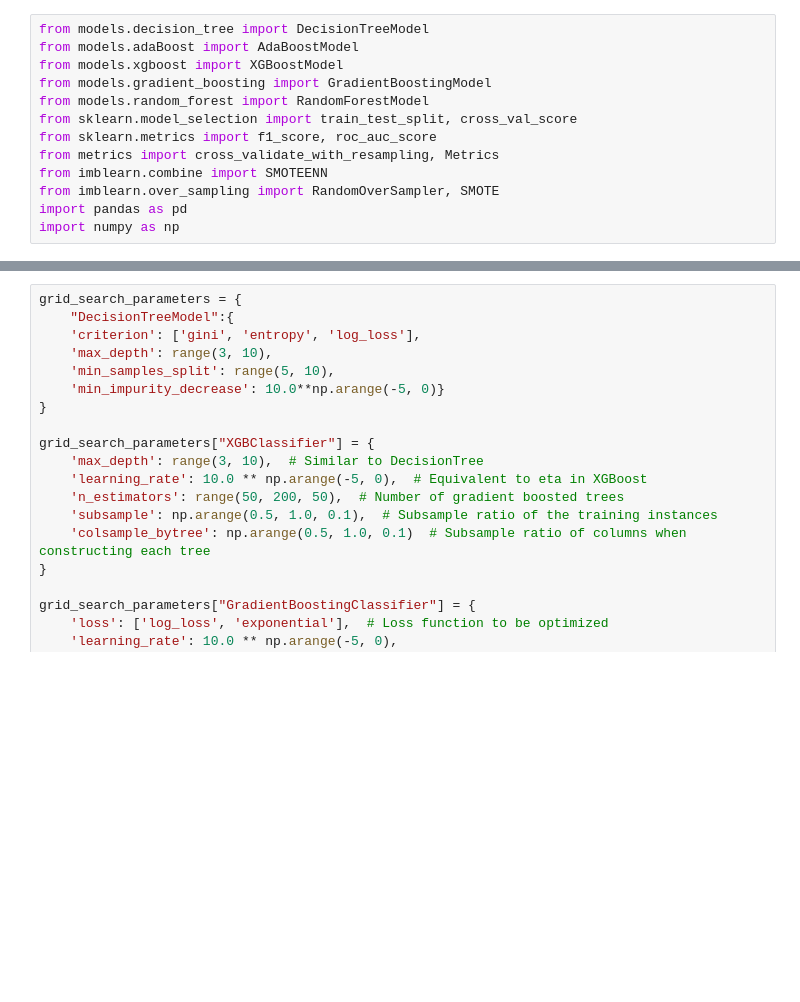
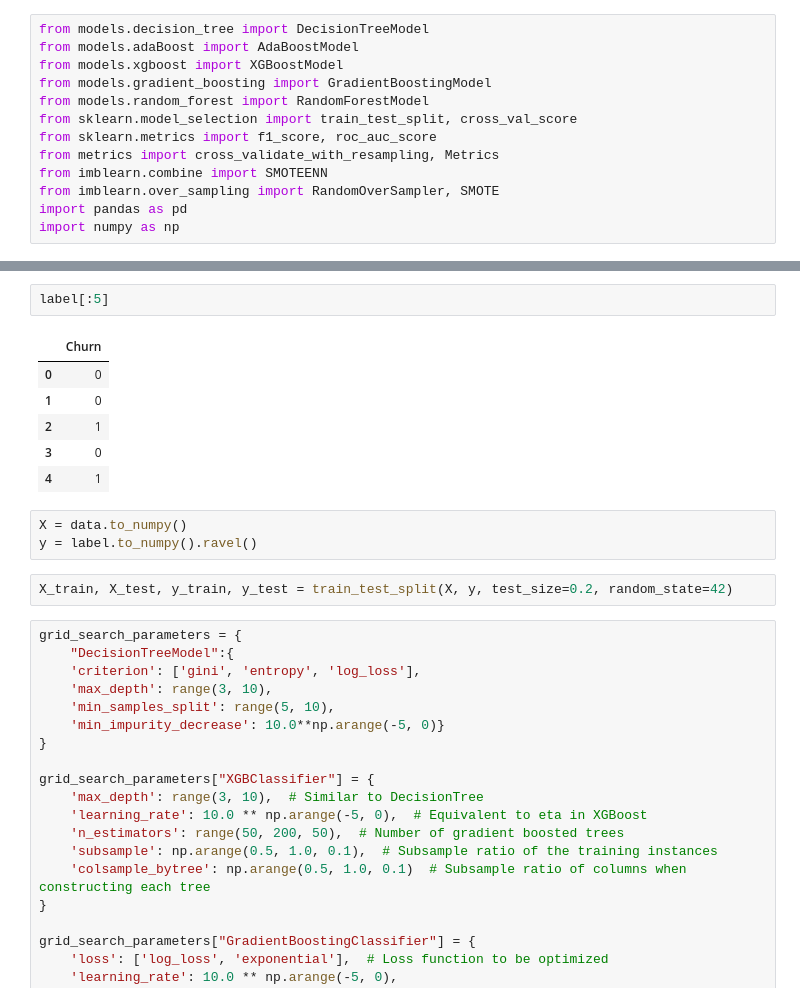
Before and after one commit to Zark-ML/churn_prediction, a Jupyter notebook: model_selection.ipynb, the cells around one changed output, grey strips where cells are left out. Cells and saved outputs as stored; diff of their text form; blank space fills up the shorter version.

```diff
--- a/model_selection.ipynb
+++ b/model_selection.ipynb
@@ -14,3 +29,17 @@ import numpy as np
+# %%
+label[:5]
+# %% [output]
+|  | Churn |
+| 0 | 0 |
+| 1 | 0 |
+| 2 | 1 |
+| 3 | 0 |
+| 4 | 1 |
+# %%
+X = data.to_numpy()
+y = label.to_numpy().ravel()
+# %%
+X_train, X_test, y_train, y_test = train_test_split(X, y, test_size=0.2, random_state=42)
 # %%
 grid_search_parameters = {
     "DecisionTreeModel":{
```
Also changed, not shown: parts of 5 cells of this notebook, 1 other file.
